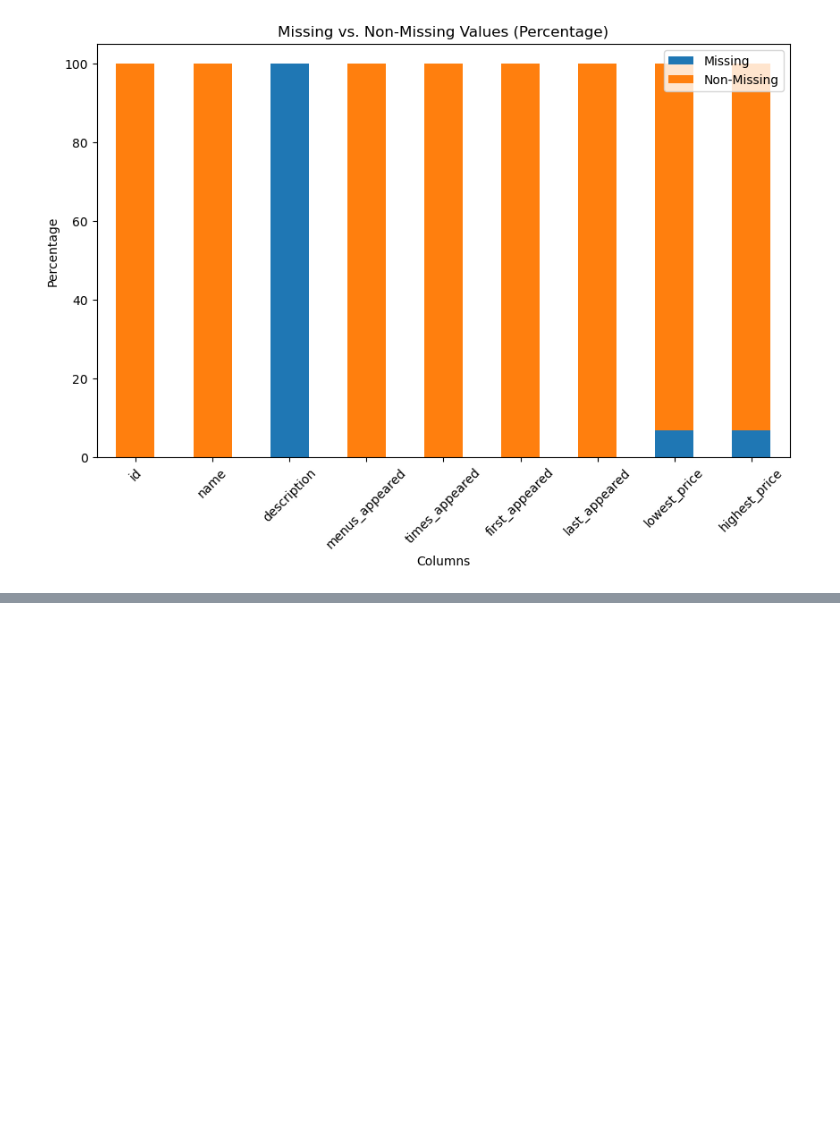
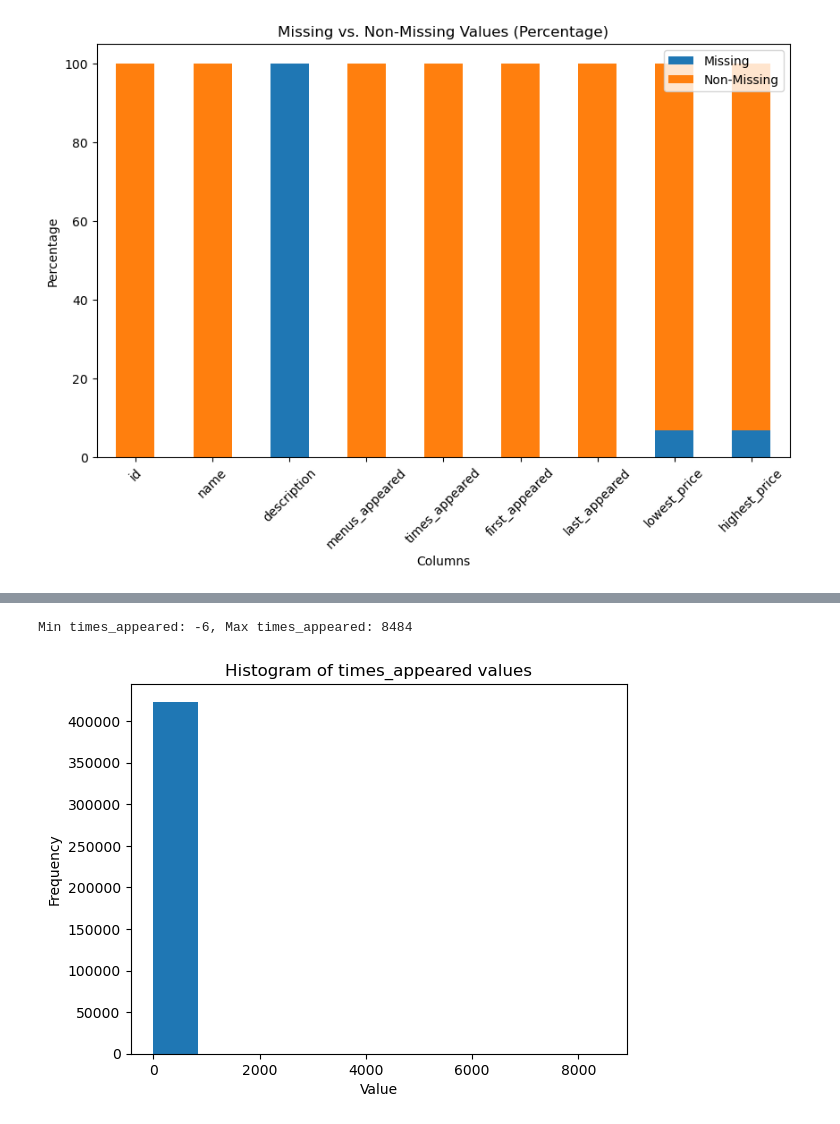
Before and after one commit to trish-le/NYPL-Data-Cleaning, a Jupyter notebook: Data Profiling/dish_summary.ipynb, the cells around one changed output, grey strips where cells are left out. Cells and saved outputs as stored; diff of their text form; code cells hidden in the pictures; blank space fills up the shorter version.

```diff
--- a/Data Profiling/dish_summary.ipynb
+++ b/Data Profiling/dish_summary.ipynb
@@ -72,0 +93,10 @@ plt.show()
+# %%
+print(f"Min times_appeared: {df['times_appeared'].min()}, Max times_appeared: {df['times_appeared'].max()}")
+plt.hist(df['times_appeared'], bins=10)
+plt.title('Histogram of times_appeared values')
+plt.xlabel('Value')
+plt.ylabel('Frequency')
+plt.show()
+# %% [output]
+Min times_appeared: -6, Max times_appeared: 8484
+[figure, added]
```
Also changed, not shown: parts of 5 cells of this notebook.
